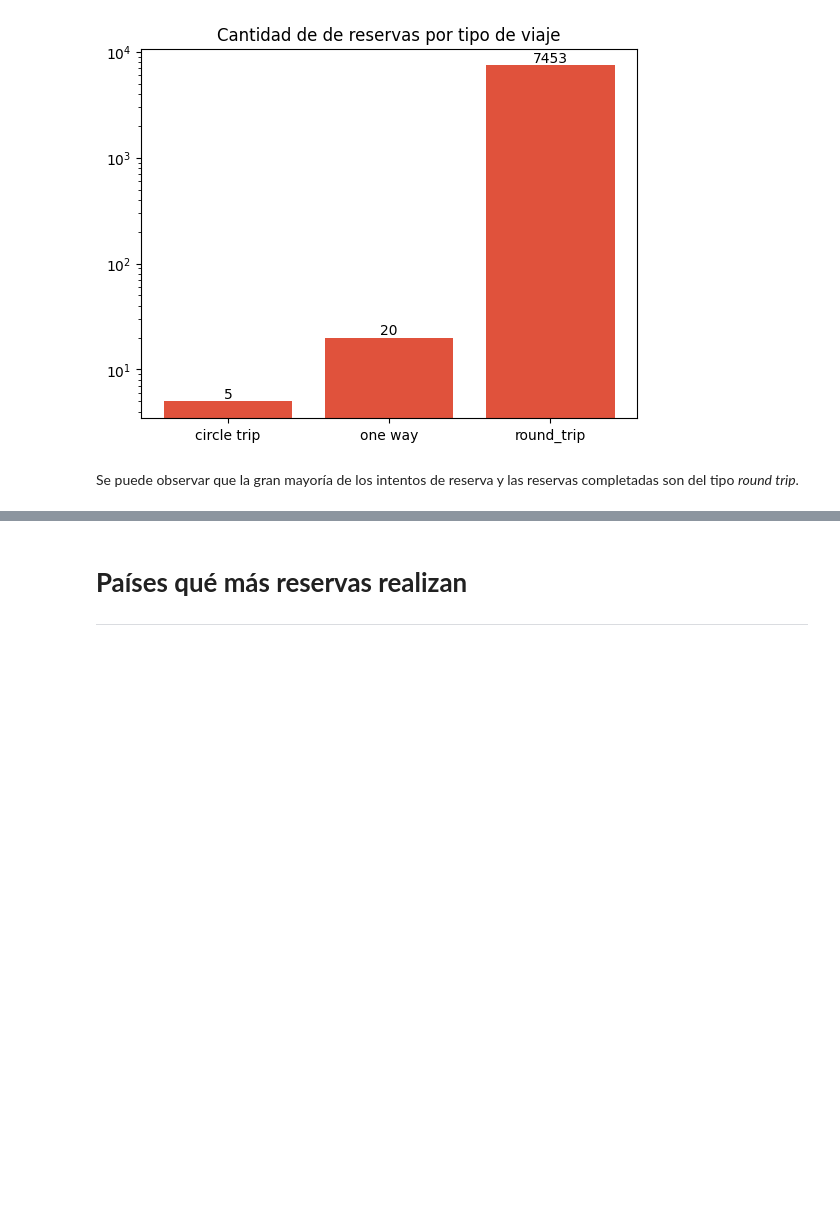
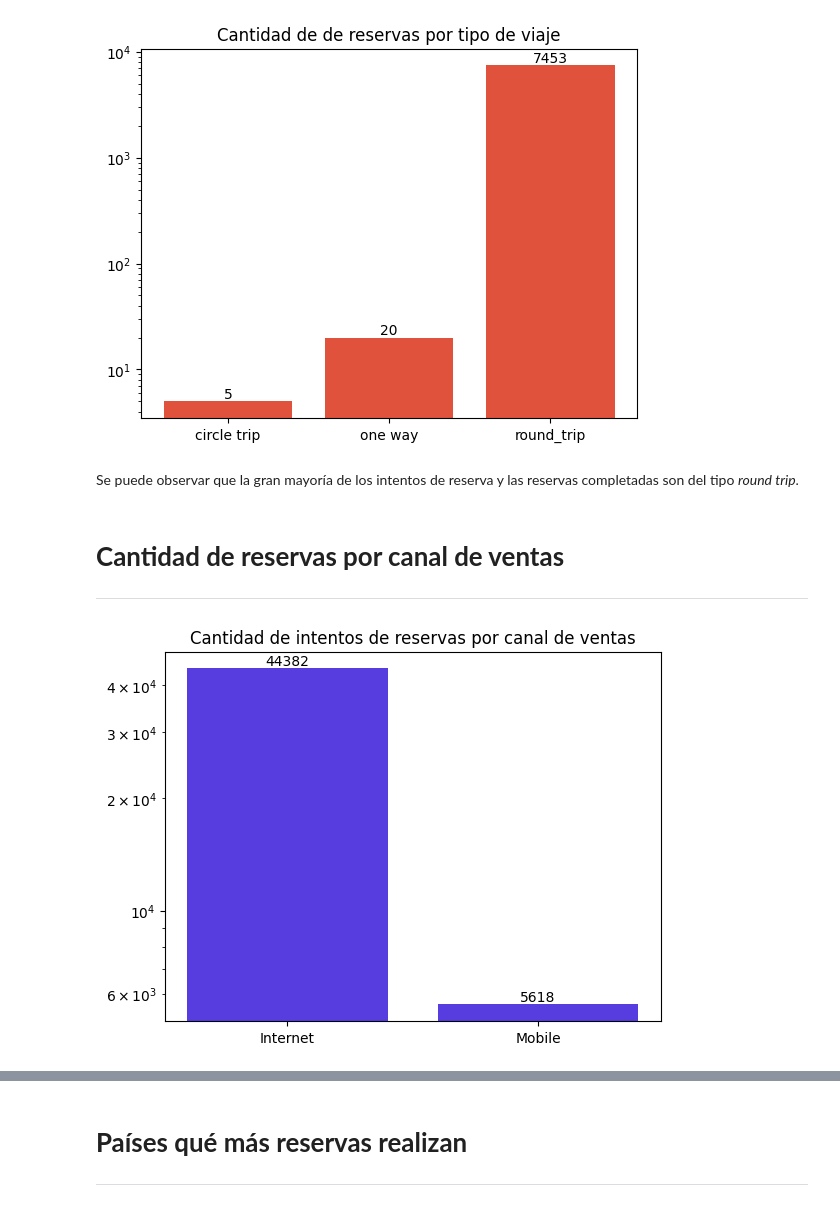
Before and after one commit to alexguttlein/TP1-AnalisisExploratorioDeDatos, a Jupyter notebook: TP1_Análisis_Exploratorio_de_Datos.ipynb, the cells around one changed output, grey strips where cells are left out. Saved outputs shown, nothing was run; the diff lists cells and outputs as text; code cells hidden in the pictures; blank space fills up the shorter version.

Commit message:
Adds barplot for _sales channel_

```diff
--- a/TP1_Análisis_Exploratorio_de_Datos.ipynb
+++ b/TP1_Análisis_Exploratorio_de_Datos.ipynb
@@ -196,3 +196,28 @@ plt.show()
 [figure]
 # %% [markdown]
 Se puede observar que la gran mayoría de los intentos de reserva y las reservas completadas son del tipo *round trip*.
+# %% [markdown]
+# **Cantidad de reservas por canal de ventas**
+
+---
+# %%
+# Cantidad de intentos de reserva por cada canal de venta
+canal_venta = customer_airways[['sales_channel', 'booking_complete']]
+cantidad_por_canal_venta = canal_venta.groupby('sales_channel').count()
+
+cantidad_por_canal_venta.rename(columns={'booking_complete': 'quantity'}, inplace=True)
+cantidad_por_canal_venta
+cantidad_internet = cantidad_por_canal_venta.loc['Internet', 'quantity']
+cantidad_mobile = cantidad_por_canal_venta.loc['Mobile', 'quantity']
+
+fig, ax = plt.subplots()
+
+bar_container = ax.bar(['Internet', 'Mobile'],
+                       [cantidad_internet, cantidad_mobile], color = paleta['azul'])
+
+ax.set_yscale('log')
+ax.bar_label(bar_container)
+plt.title('Cantidad de intentos de reservas por canal de ventas')
+plt.show()
+# %% [output]
+[figure, added]
```
Also changed, not shown: parts of 2 cells of this notebook.
